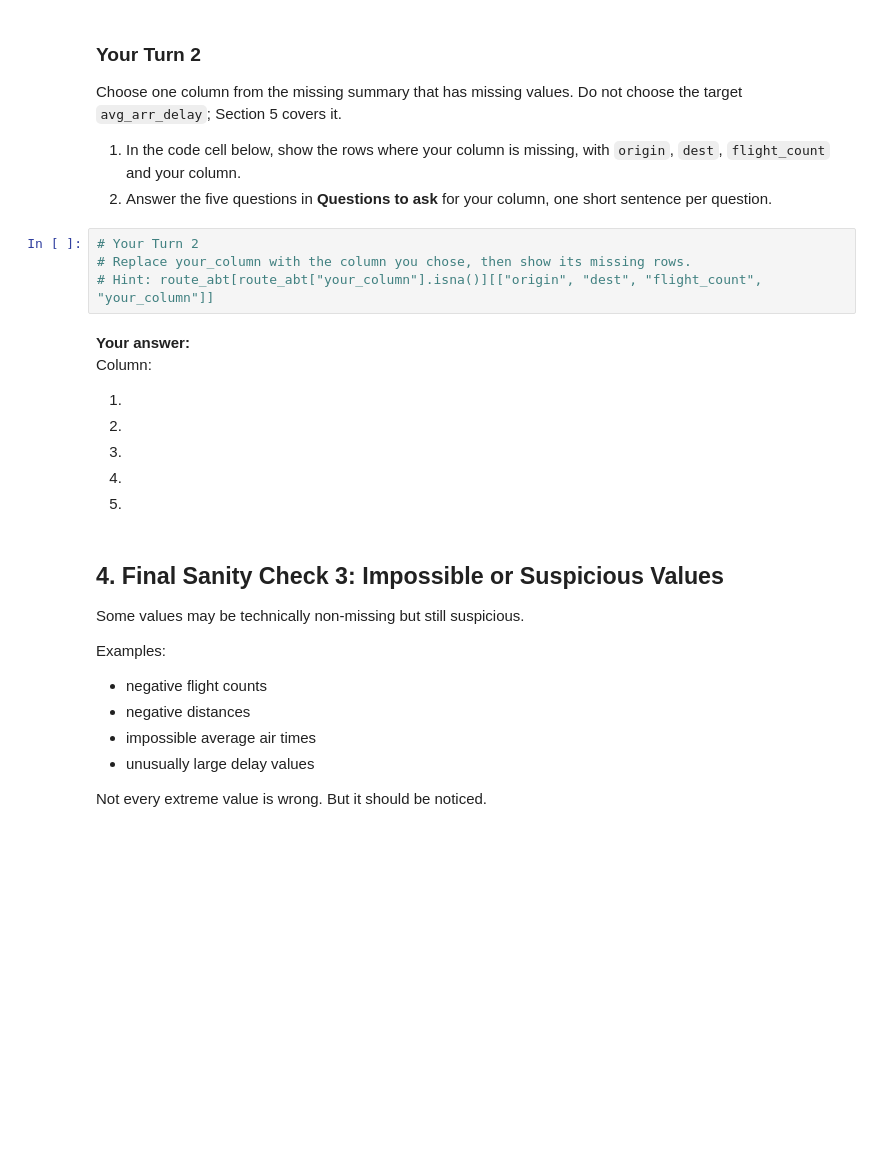
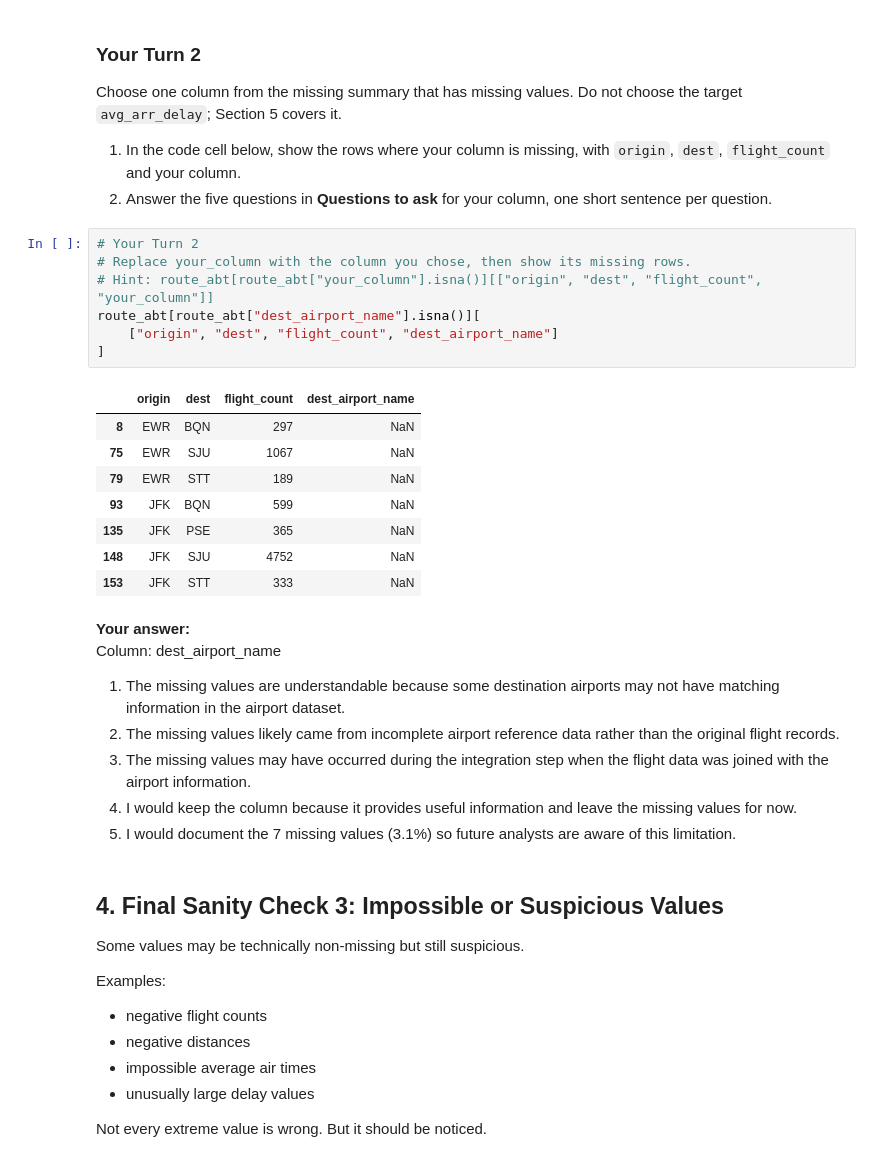
Before and after one commit to alexia-davila/ban6003-week-11-alexiadavila, a Jupyter notebook: notebooks/module11_abt_documentation_guided_lab.ipynb, the cells around one changed output. Drawn from its saved outputs; the diff is of its cells as text; blank space fills up the shorter version.

Commit message:
Complete Module 11 ABT documentation lab

```diff
--- a/notebooks/module11_abt_documentation_guided_lab.ipynb
+++ b/notebooks/module11_abt_documentation_guided_lab.ipynb
@@ -191,16 +238,28 @@ Choose one column from the missing summary that has missing values. Do not choos
 # %%
 # Your Turn 2
 # Replace your_column with the column you chose, then show its missing rows.
 # Hint: route_abt[route_abt["your_column"].isna()][["origin", "dest", "flight_count", "your_column"]]
+route_abt[route_abt["dest_airport_name"].isna()][
+    ["origin", "dest", "flight_count", "dest_airport_name"]
+]
+# %% [output]
+|  | origin | dest | flight_count | dest_airport_name |
+| 8 | EWR | BQN | 297 | NaN |
+| 75 | EWR | SJU | 1067 | NaN |
+| 79 | EWR | STT | 189 | NaN |
+| 93 | JFK | BQN | 599 | NaN |
+| 135 | JFK | PSE | 365 | NaN |
+| 148 | JFK | SJU | 4752 | NaN |
+| 153 | JFK | STT | 333 | NaN |
 # %% [markdown]
 **Your answer:**
-Column:
+Column: dest_airport_name
 
-1.
-2.
-3.
-4.
-5.
+1. The missing values are understandable because some destination airports may not have matching information in the airport dataset.
+2. The missing values likely came from incomplete airport reference data rather than the original flight records.
+3. The missing values may have occurred during the integration step when the flight data was joined with the airport information.
+4. I would keep the column because it provides useful information and leave the missing values for now.
+5. I would document the 7 missing values (3.1%) so future analysts are aware of this limitation.
 # %% [markdown]
 ## 4. Final Sanity Check 3: Impossible or Suspicious Values
 
```
Also changed, not shown: parts of 31 cells of this notebook, 3 other files.
